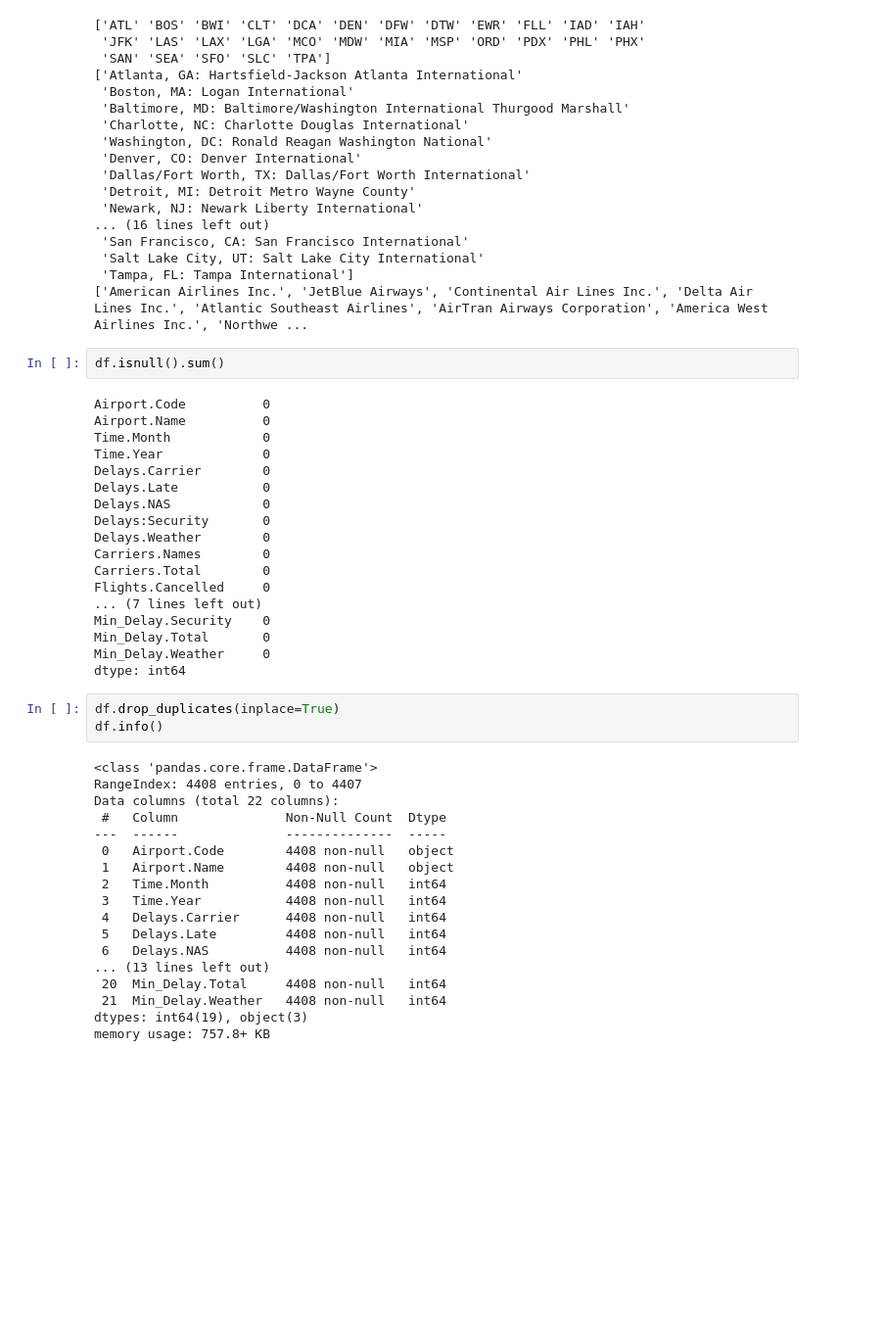
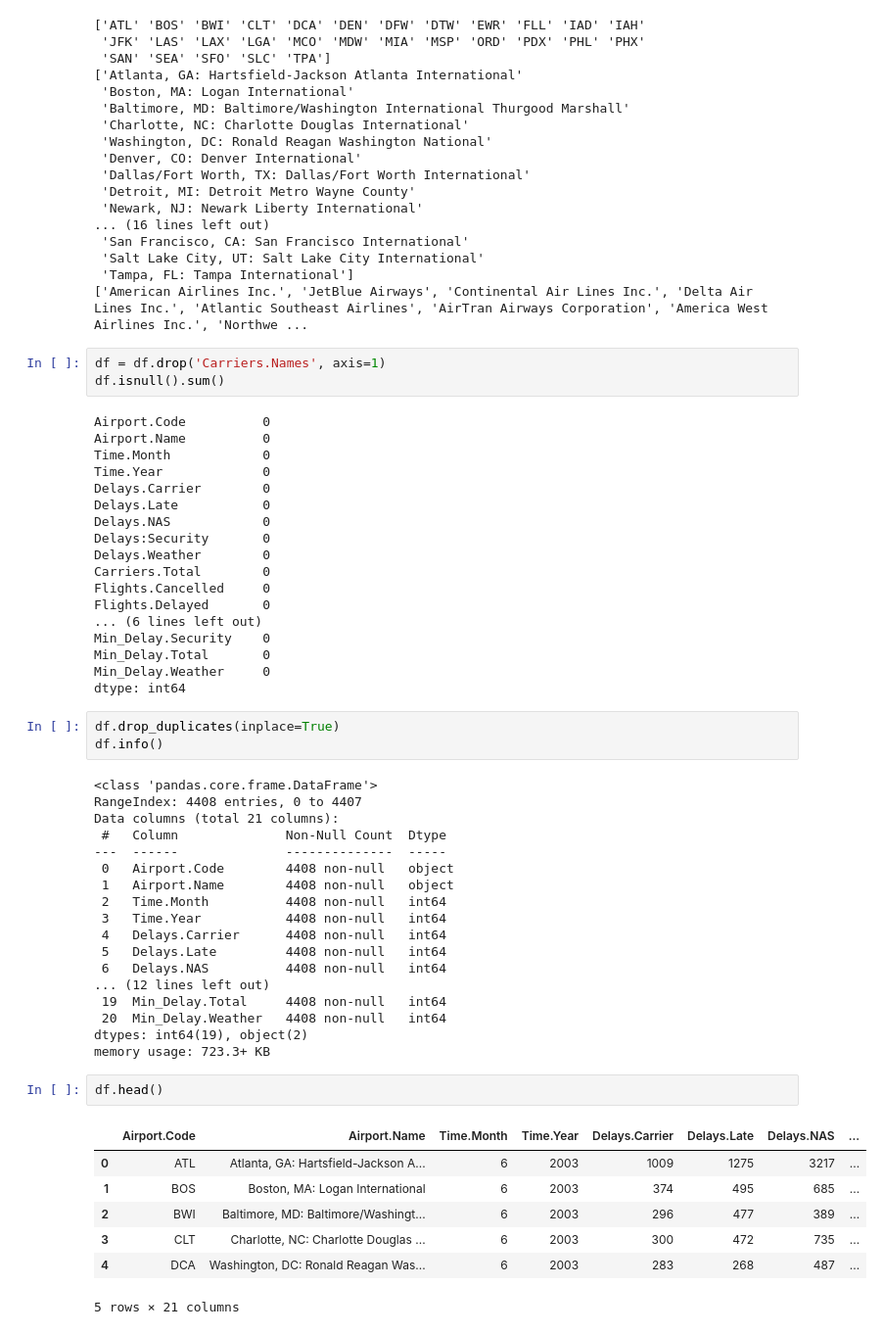
Before and after one commit to alonso-romero/airlines, a Jupyter notebook: airlines.ipynb, the cells around one changed output. Shown at 98% size. Cells and saved outputs as stored; diff of their text form; blank space fills up the shorter version.

```diff
--- a/airlines.ipynb
+++ b/airlines.ipynb
@@ -97,6 +98,7 @@ print(unique_carriers)
  'Tampa, FL: Tampa International']
 ['American Airlines Inc.', 'JetBlue Airways', 'Continental Air Lines Inc.', 'Delta Air Lines Inc.', 'Atlantic Southeast Airlines', 'AirTran Airways Corporation', 'America West Airlines Inc.', 'Northwe ...
 # %%
+df = df.drop('Carriers.Names', axis=1)
 df.isnull().sum()
 # %% [output]
 Airport.Code          0
@@ -108,10 +110,10 @@ Delays.Late           0
 Delays.NAS            0
 Delays:Security       0
 Delays.Weather        0
-Carriers.Names        0
 Carriers.Total        0
 Flights.Cancelled     0
-... (7 lines left out)
+Flights.Delayed       0
+... (6 lines left out)
 Min_Delay.Security    0
 Min_Delay.Total       0
 Min_Delay.Weather     0
@@ -122,7 +124,7 @@ df.info()
 # %% [output]
 <class 'pandas.core.frame.DataFrame'>
 RangeIndex: 4408 entries, 0 to 4407
-Data columns (total 22 columns):
+Data columns (total 21 columns):
  #   Column              Non-Null Count  Dtype
 ---  ------              --------------  -----
  0   Airport.Code        4408 non-null   object
@@ -132,8 +134,18 @@ Data columns (total 22 columns):
  4   Delays.Carrier      4408 non-null   int64
  5   Delays.Late         4408 non-null   int64
  6   Delays.NAS          4408 non-null   int64
-... (13 lines left out)
- 20  Min_Delay.Total     4408 non-null   int64
- 21  Min_Delay.Weather   4408 non-null   int64
-dtypes: int64(19), object(3)
-memory usage: 757.8+ KB
+... (12 lines left out)
+ 19  Min_Delay.Total     4408 non-null   int64
+ 20  Min_Delay.Weather   4408 non-null   int64
+dtypes: int64(19), object(2)
+memory usage: 723.3+ KB
+# %%
+df.head()
+# %% [output]
+|  | Airport.Code | Airport.Name | Time.Month | Time.Year | Delays.Carrier | Delays.Late | Delays.NAS | ... |
+| 0 | ATL | Atlanta, GA: Hartsfield-Jackson A... | 6 | 2003 | 1009 | 1275 | 3217 | ... |
+| 1 | BOS | Boston, MA: Logan International | 6 | 2003 | 374 | 495 | 685 | ... |
+| 2 | BWI | Baltimore, MD: Baltimore/Washingt... | 6 | 2003 | 296 | 477 | 389 | ... |
+| 3 | CLT | Charlotte, NC: Charlotte Douglas ... | 6 | 2003 | 300 | 472 | 735 | ... |
+| 4 | DCA | Washington, DC: Ronald Reagan Was... | 6 | 2003 | 283 | 268 | 487 | ... |
+5 rows × 21 columns
```
Also changed, not shown: parts of 2 cells of this notebook.
